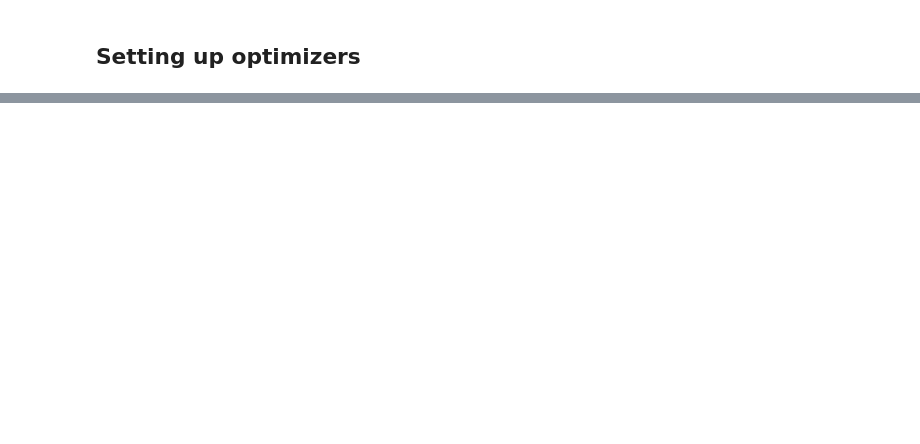
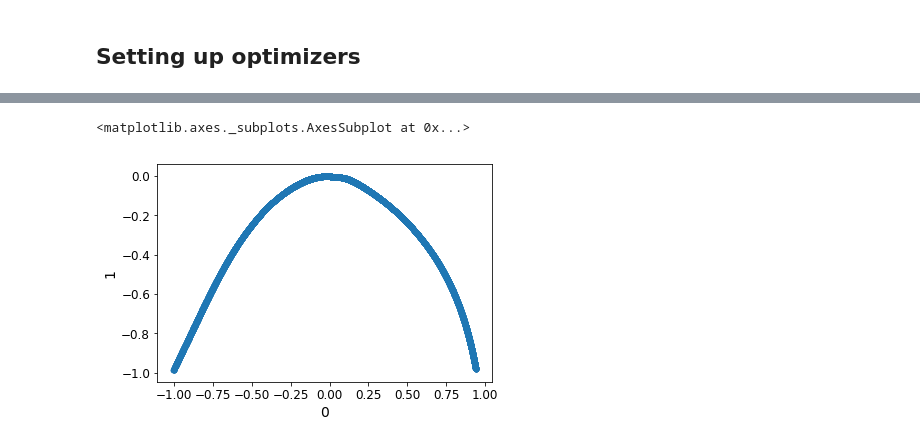
Before and after one commit to ahsanMah/roboGAN, a Jupyter notebook: roboGAN.ipynb, the cells around one changed output, grey strips where cells are left out. Cells and saved outputs as stored; diff of their text form; code cells hidden in the pictures; blank space fills up the shorter version.

```diff
--- a/roboGAN.ipynb
+++ b/roboGAN.ipynb
@@ -122,6 +135,12 @@ Use tf.cast instead.
 # %%
 opt_G = tf.train.AdamOptimizer(1e-3)
 opt_G_D = tf.train.AdamOptimizer(1e-3)
+opt_F = tf.train.AdamOptimizer(1e-3)
+opt_F_D = tf.train.AdamOptimizer(1e-3)
+
 train_G = opt_G.apply_gradients(zip(G_gradients, G.trainable_variables))
-train_G_D = opt_G_D.apply_gradients(zip(G_D_gradients, G_D.trainable_variables))
+train_F = opt_F.apply_gradients(zip(F_gradients, F.trainable_variables))
+
+train_D_X = opt_G_D.apply_gradients(zip(G_D_gradients, G_D.trainable_variables))
+train_D_Y = opt_F_D.apply_gradients(zip(F_D_gradients, F_D.trainable_variables))
 # %% [markdown]
@@ -131,11 +151,19 @@ sess =  tf.Session()
 sess.run(tf.global_variables_initializer())
 
 batch_size = 100
-for epoch in range(30):
+for epoch in range(15):
     for i,batch in enumerate(shuffle_batch(train_data, batch_size)):
-        X_batch = batch[:,:2]
-        Y_batch = batch[:,2:]
-        Gloss, GDloss,_,_ = sess.run([G_loss, G_Dloss, train_G, train_G_D], feed_dict={X:X_batch})
+        X_batch = batch[:,:nDimX]
+        Y_batch = batch[:,nDimX:]
 
 
-    print("Epoch {}: GLoss:{:.4f}, DLoss:{:.4f}".format(epoch,gloss,dloss))
+        # Training Generators G and F first w/ cycle consistency
+        Gloss, Floss, _,_ = sess.run([G_loss, F_loss, train_G, train_F],
+                                     feed_dict={X:X_batch, Y:Y_batch})
+
+        # Optimizing Discriminators D_X and D_Y
+        D_Xloss, D_Yloss, _,_ = sess.run([G_D_loss, F_D_loss, train_D_X, train_D_Y],
+                                         feed_dict={X: X_batch, Y: Y_batch})
+
+
+    print("Epoch {}: GLoss:{:.4f}, FLoss:{:.4f}, DXLoss:{:.4f}, DYLoss:{:.4f}".format(epoch,Gloss,Floss,D_Xloss,D_Yloss))
@@ -141,0 +186,7 @@ for epoch in range(30):
+# %%
+a=sess.run([fake_Y], feed_dict={X:X1})
+temp=pd.DataFrame(a[0])
+temp.plot.scatter(x=0, y=1)
+# %% [output]
+<matplotlib.axes._subplots.AxesSubplot at 0x...>
+[figure, added]
```
Also changed, not shown: parts of 5 cells of this notebook.
